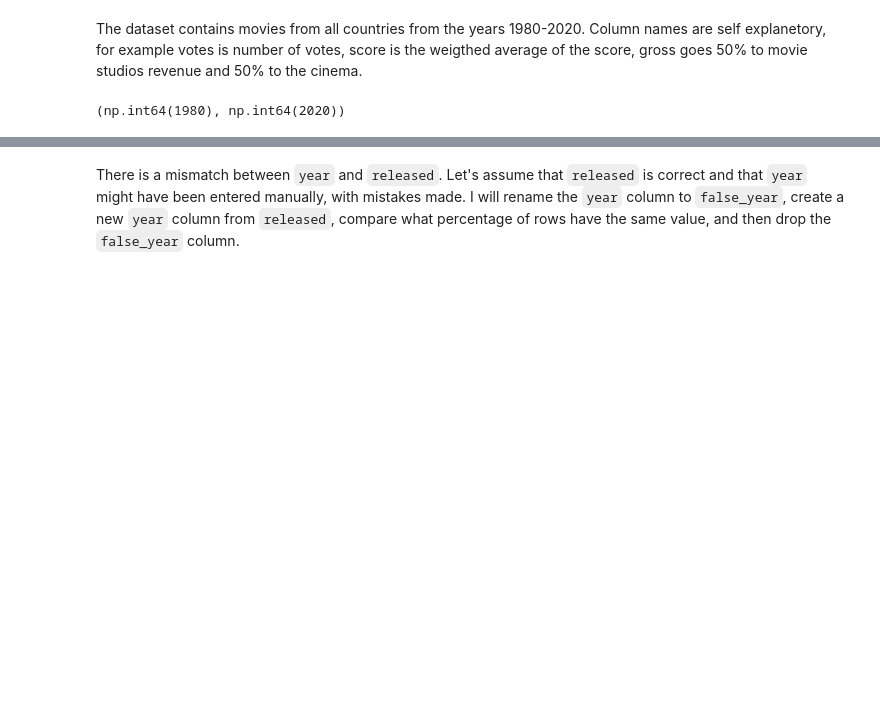
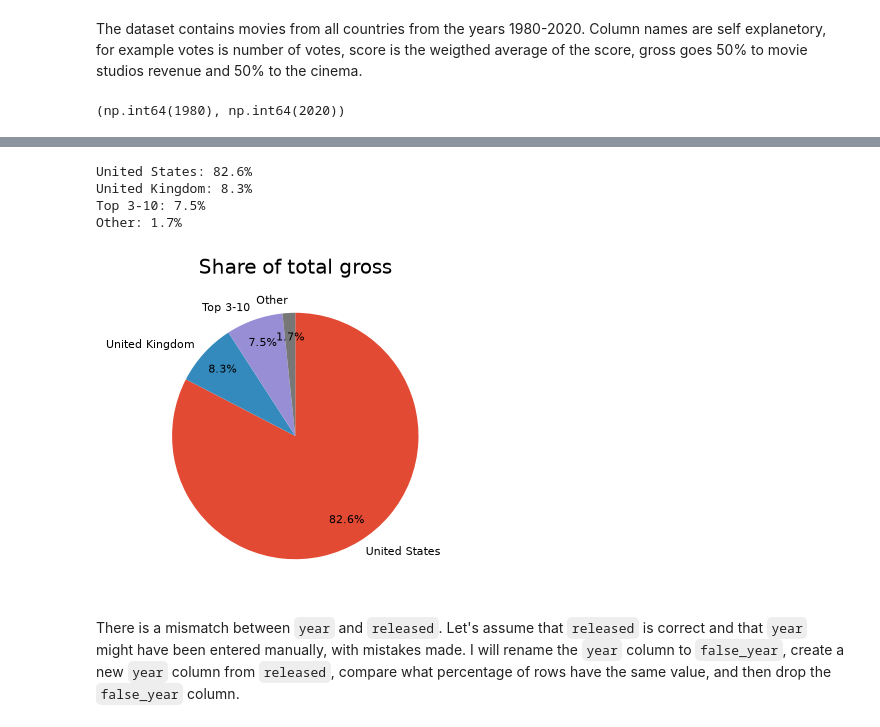
Before and after one commit to ogicode/Film_Correlation, a Jupyter notebook: notebook.ipynb, the cells around one changed output, grey strips where cells are left out. Saved outputs shown, nothing was run; the diff lists cells and outputs as text; code cells hidden in the pictures; blank space fills up the shorter version.

```diff
--- a/notebook.ipynb
+++ b/notebook.ipynb
@@ -52,3 +66,35 @@ df.head(2)
+# %%
+total = gross_by_country.sum()
+
+groups = {
+    gross_by_country.index[0]: gross_by_country.iloc[0],
+    gross_by_country.index[1]: gross_by_country.iloc[1],
+    'Top 3-10': gross_by_country.iloc[2:10].sum(),
+    'Other': gross_by_country.iloc[10:].sum(),
+}
+
+for name, value in groups.items():
+    print(f"{name}: {value / total:.1%}")
+# %% [output]
+United States: 82.6%
+United Kingdom: 8.3%
+Top 3-10: 7.5%
+Other: 1.7%
+# %%
+plt.figure(figsize=(6, 4))
+plt.pie(
+    groups.values(),
+    labels=groups.keys(),
+    autopct='%1.1f%%',
+    startangle=90,
+    counterclock=False,
+    pctdistance=0.8,
+    textprops={'fontsize': 8}
+)
+plt.title('Share of total gross')
+plt.show()
+# %% [output]
+[figure, added]
 # %% [markdown]
 There is a mismatch between `year` and `released`. Let's assume that `released` is correct and that `year` might have been entered manually, with mistakes made. I will rename the `year` column to `false_year`, create a new `year` column from `released`, compare what percentage of rows have the same value, and then drop the `false_year` column.
 # %%
```
Also changed, not shown: parts of 14 cells of this notebook.
